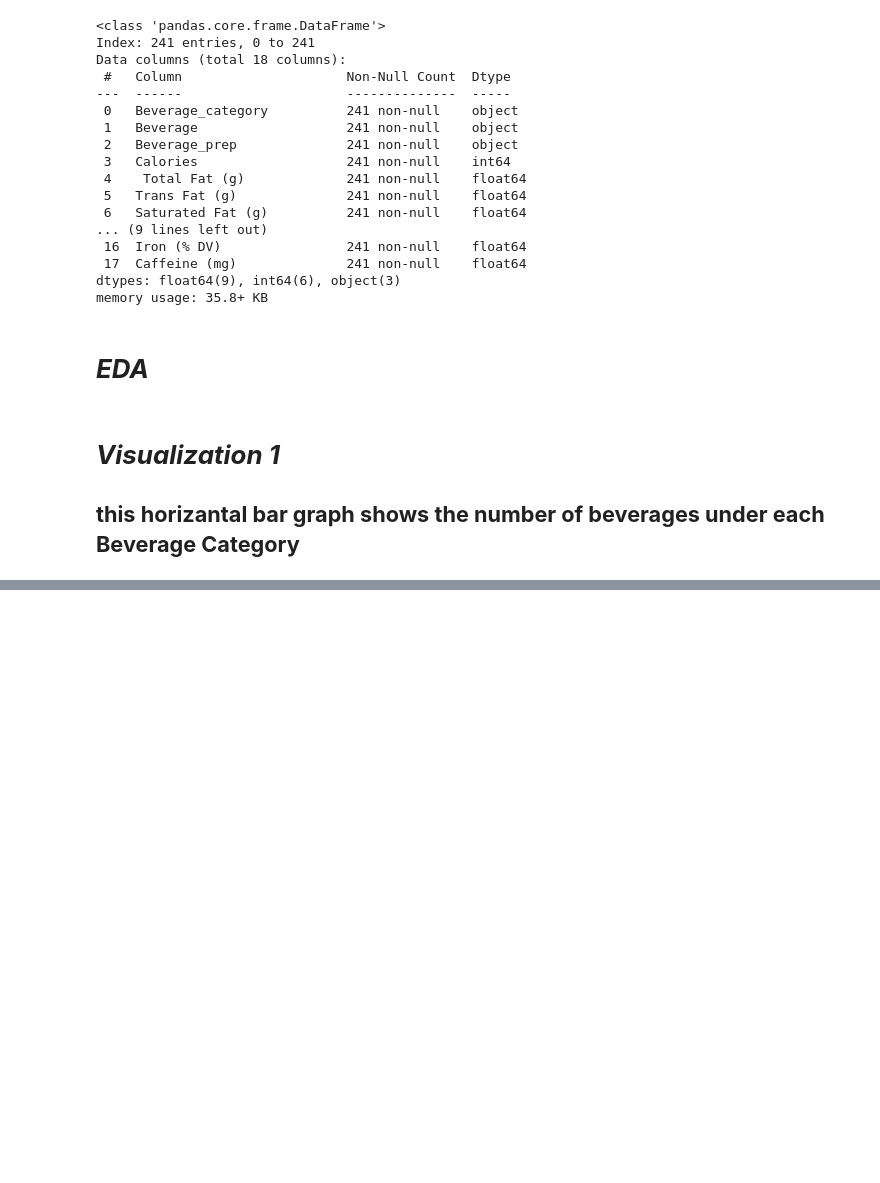
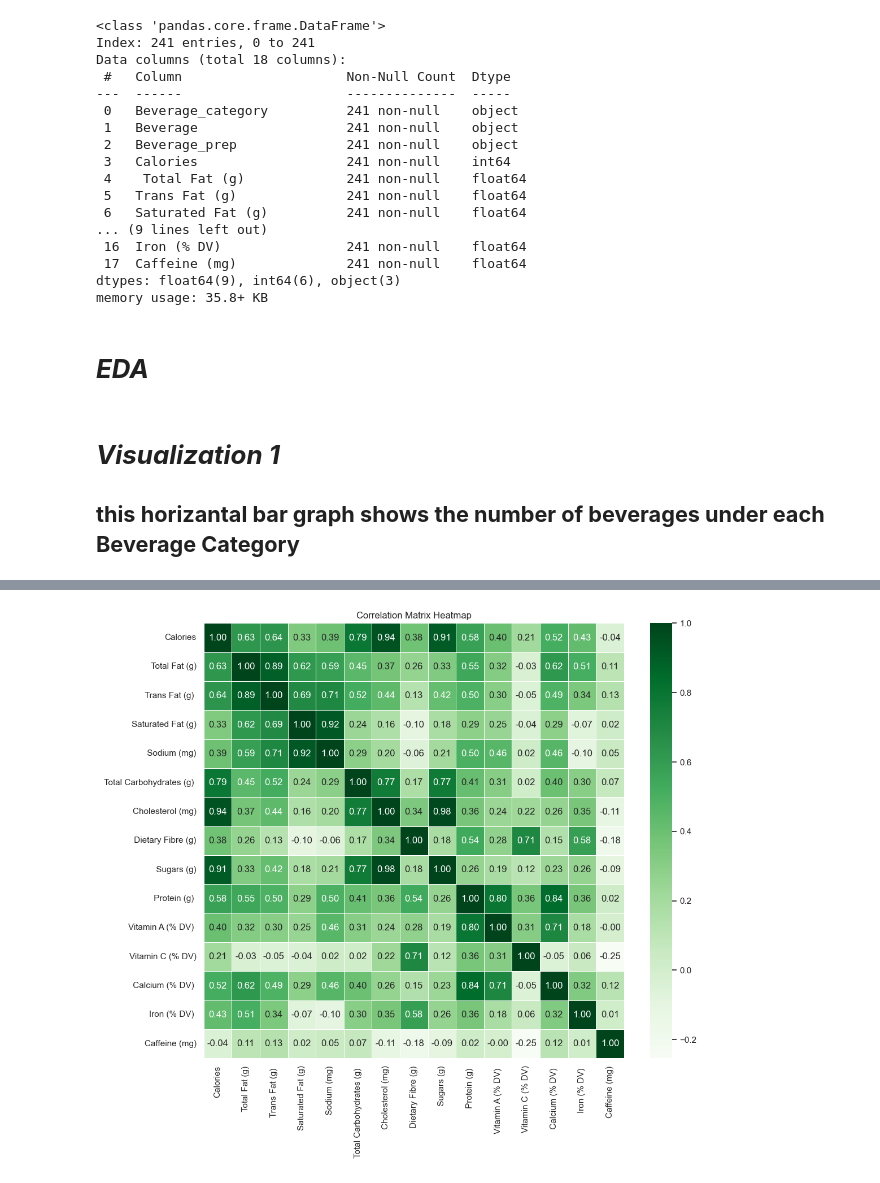
Before and after one commit to nihith-nath/Starbucks-Analysis, a Jupyter notebook: starbucks_analysis.ipynb, the cells around one changed output, grey strips where cells are left out. Saved outputs shown, nothing was run; the diff lists cells and outputs as text; code cells hidden in the pictures; blank space fills up the shorter version.

```diff
--- a/starbucks_analysis.ipynb
+++ b/starbucks_analysis.ipynb
@@ -220,0 +262,15 @@ df_subset.head()
+# %%
+cor_df= drinks_df.drop(columns=['Beverage_category', 'Beverage', 'Beverage_prep'])
+cor_df.isnull().sum()
+
+# Calculating the correlation matrix
+correlation_matrix = cor_df.corr()
+
+# Creating a heatmap using Seaborn
+plt.figure(figsize=(12, 10))
+sb.heatmap(correlation_matrix, annot=True, cmap='Greens', fmt=".2f", linewidths=.5)
+plt.title('Correlation Matrix Heatmap')
+plt.show()
+correlation_matrix
+# %% [output]
+[figure, added]
```
Also changed, not shown: parts of 13 cells of this notebook.
